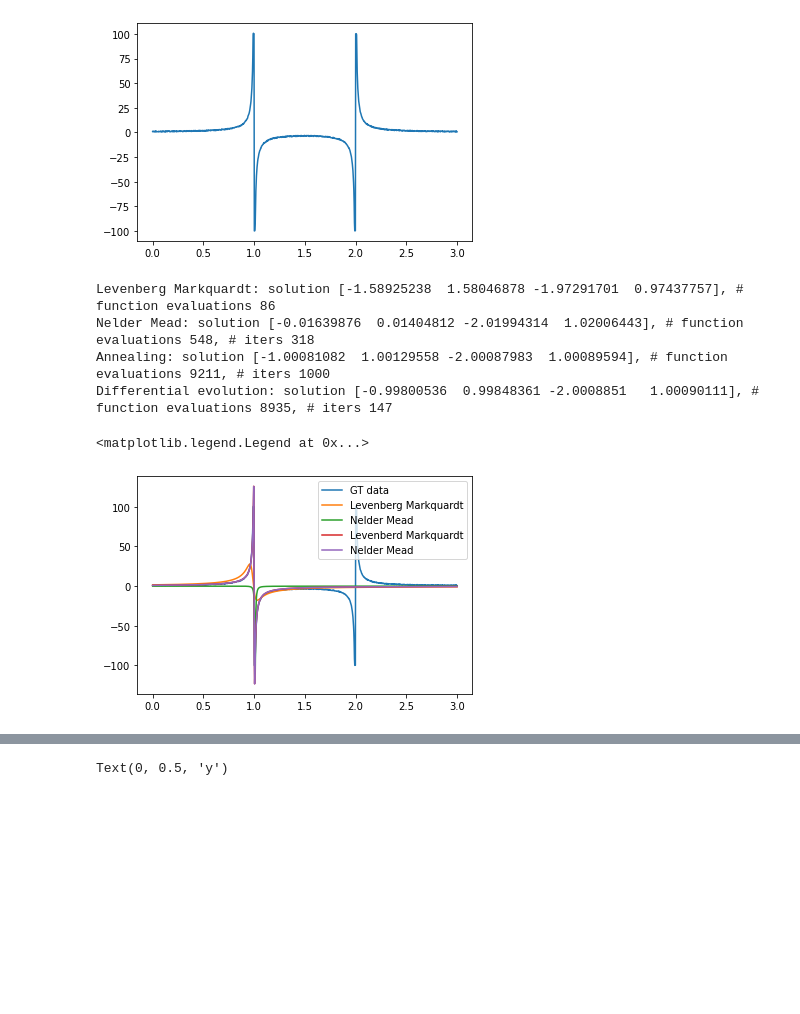
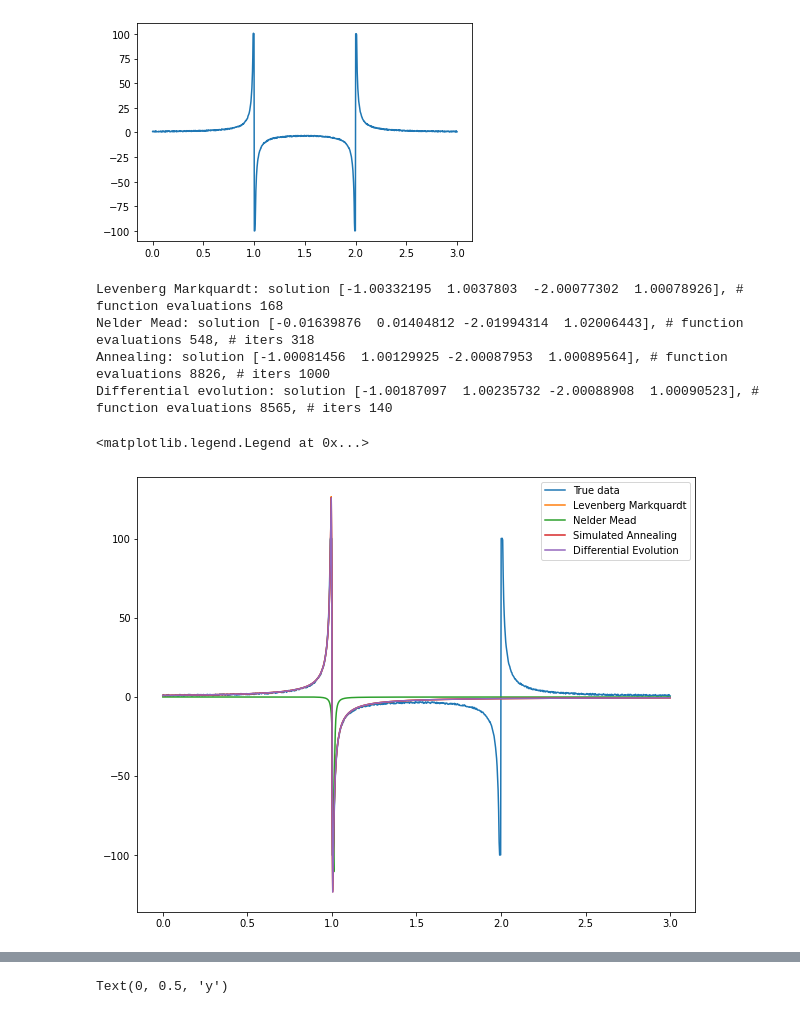
Before and after one commit to morkovka1337/algorithms_itmo, a Jupyter notebook: task4.ipynb, the cells around one changed output, grey strips where cells are left out. Cells and saved outputs as stored; diff of their text form; code cells hidden in the pictures; blank space fills up the shorter version.

```diff
--- a/task4.ipynb
+++ b/task4.ipynb
@@ -49,29 +49,30 @@ def cost_func(params, gt, x):
     value = sum((gt - rational_function(x, a, b, c, d))**2)
     return value
 # %%
-params_lm = optimize.least_squares(cost_func_vect, [1, 0, 1, 1], args=(y, x), method='lm', xtol=eps)
+params_lm = optimize.least_squares(cost_func_vect, [1, 0, 1, 1], args=(y, x), method='lm', ftol=eps)
 print(f'Levenberg Markquardt: solution {params_lm.x}, # function evaluations {params_lm.nfev}')
 params_nm= optimize.minimize(cost_func, [1, 0, 1, 1], args=(y, x), method='Nelder-Mead', tol=eps)
 print(f'Nelder Mead: solution {params_nm.x}, # function evaluations {params_nm.nfev}, # iters {params_nm.nit}')
 params_anneal = optimize.dual_annealing(cost_func, ((-5, 5), (-5, 5), (-5, 5), (-5, 5)), args=(y, x))
 print(f'Annealing: solution {params_anneal.x}, # function evaluations {params_anneal.nfev}, # iters {params_anneal.nit}')
 
 params_evol = optimize.differential_evolution(cost_func, ((-5, 5), (-5, 5), (-5, 5), (-5, 5)), args=(y, x), tol=eps)
 print(f'Differential evolution: solution {params_evol.x}, # function evaluations {params_evol.nfev}, # iters {params_evol.nit}')
 
+plt.figure(figsize=(10, 8))
 plt.plot(x, y)
 plt.plot(x, rational_function(x, *params_lm.x))
 plt.plot(x, rational_function(x, *params_nm.x))
 plt.plot(x, rational_function(x, *params_anneal.x))
 plt.plot(x, rational_function(x, *params_evol.x))
-plt.legend(['GT data', 'Levenberg Markquardt', 'Nelder Mead', 'Levenberd Markquardt', 'Nelder Mead'])
+plt.legend(['True data', 'Levenberg Markquardt', 'Nelder Mead', 'Simulated Annealing', 'Differential Evolution'])
 # %% [output]
-Levenberg Markquardt: solution [-1.58925238  1.58046878 -1.97291701  0.97437757], # function evaluations 86
+Levenberg Markquardt: solution [-1.00332195  1.0037803  -2.00077302  1.00078926], # function evaluations 168
 Nelder Mead: solution [-0.01639876  0.01404812 -2.01994314  1.02006443], # function evaluations 548, # iters 318
-Annealing: solution [-1.00081082  1.00129558 -2.00087983  1.00089594], # function evaluations 9211, # iters 1000
-Differential evolution: solution [-0.99800536  0.99848361 -2.0008851   1.00090111], # function evaluations 8935, # iters 147
+Annealing: solution [-1.00081456  1.00129925 -2.00087953  1.00089564], # function evaluations 8826, # iters 1000
+Differential evolution: solution [-1.00187097  1.00235732 -2.00088908  1.00090523], # function evaluations 8565, # iters 140
 <matplotlib.legend.Legend at 0x...>
-[figure, old version]
+[figure, new version]
 # %%
 cities_filename = 'pcb442.tsp'
 cities_link = 'http://elib.zib.de/pub/mp-testdata/tsp/tsplib/tsp/pcb442.tsp'
```
Also changed, not shown: parts of 3 cells of this notebook.
